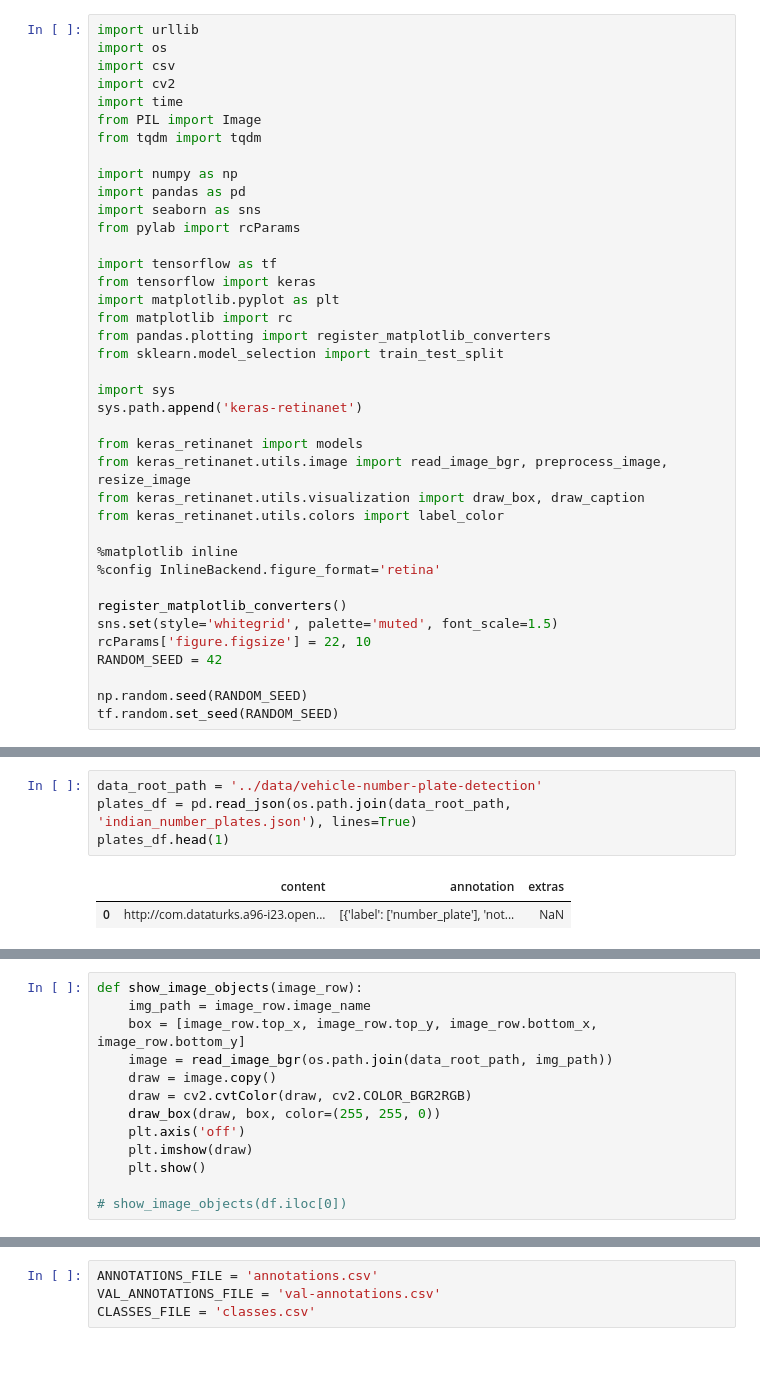
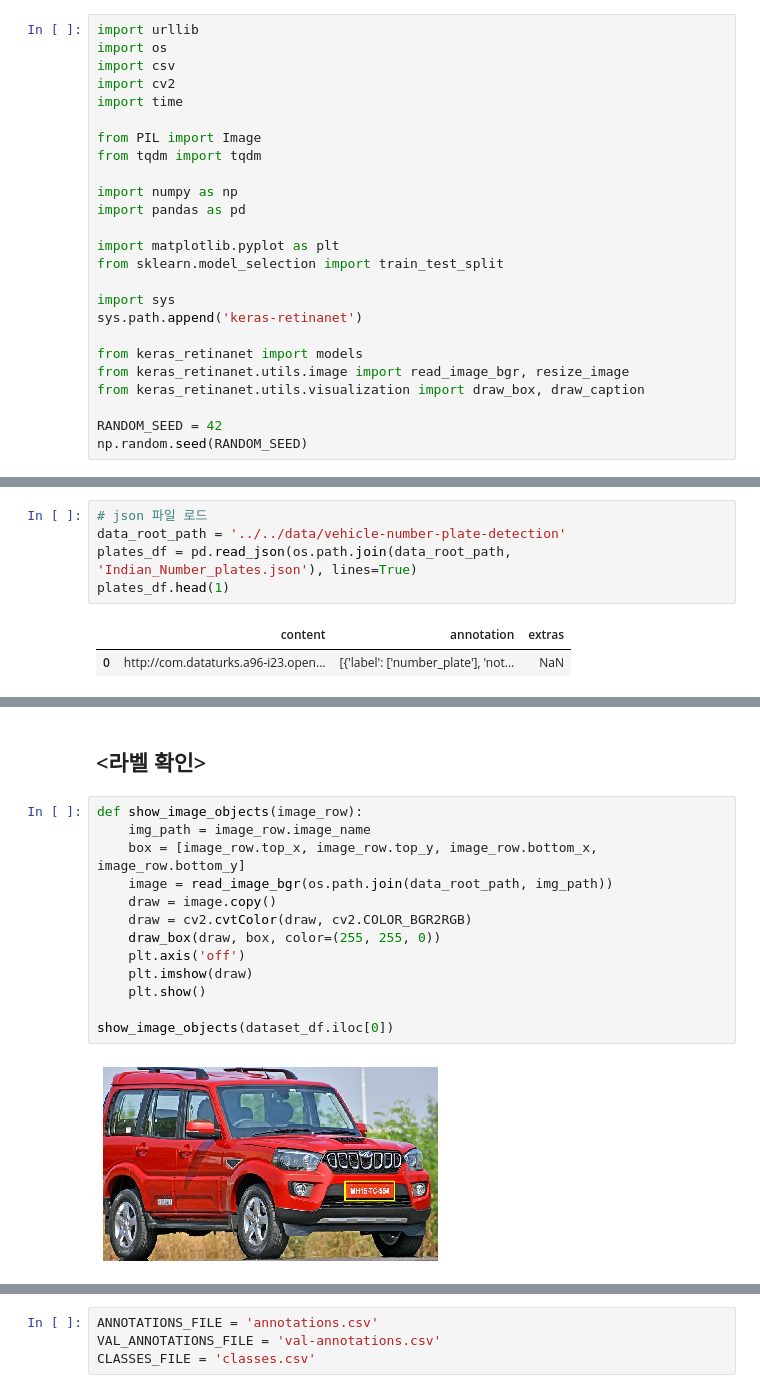
Before and after one commit to LeemDawoon/object_detection, a Jupyter notebook: 1_download_data.ipynb, the cells around one changed output, grey strips where cells are left out. Saved outputs shown, nothing was run; the diff lists cells and outputs as text; blank space fills up the shorter version.

```diff
--- a/1_download_data.ipynb
+++ b/1_download_data.ipynb
@@ -12,36 +6,22 @@ import os
 import csv
 import cv2
 import time
+
 from PIL import Image
 from tqdm import tqdm
 
 import numpy as np
 import pandas as pd
-import seaborn as sns
-from pylab import rcParams
 
-import tensorflow as tf
-from tensorflow import keras
 import matplotlib.pyplot as plt
-from matplotlib import rc
-from pandas.plotting import register_matplotlib_converters
 from sklearn.model_selection import train_test_split
 
 import sys
 sys.path.append('keras-retinanet')
 
 from keras_retinanet import models
-from keras_retinanet.utils.image import read_image_bgr, preprocess_image, resize_image
+from keras_retinanet.utils.image import read_image_bgr, resize_image
 from keras_retinanet.utils.visualization import draw_box, draw_caption
-from keras_retinanet.utils.colors import label_color
 
-%matplotlib inline
-%config InlineBackend.figure_format='retina'
-
-register_matplotlib_converters()
-sns.set(style='whitegrid', palette='muted', font_scale=1.5)
-rcParams['figure.figsize'] = 22, 10
 RANDOM_SEED = 42
-
 np.random.seed(RANDOM_SEED)
-tf.random.set_seed(RANDOM_SEED)
@@ -50,6 +28,7 @@ tf.random.set_seed(RANDOM_SEED)
 # %%
-data_root_path = '../data/vehicle-number-plate-detection'
-plates_df = pd.read_json(os.path.join(data_root_path, 'indian_number_plates.json'), lines=True)
+# json 파일 로드
+data_root_path = '../../data/vehicle-number-plate-detection'
+plates_df = pd.read_json(os.path.join(data_root_path, 'Indian_Number_plates.json'), lines=True)
 plates_df.head(1)
 # %% [output]
 |  | content | annotation | extras |
@@ -99,13 +80,17 @@ NameError: name 'dataset' is not defined
+# %% [markdown]
+## <라벨 확인>
 # %%
 def show_image_objects(image_row):
     img_path = image_row.image_name
     box = [image_row.top_x, image_row.top_y, image_row.bottom_x, image_row.bottom_y]
     image = read_image_bgr(os.path.join(data_root_path, img_path))
     draw = image.copy()
     draw = cv2.cvtColor(draw, cv2.COLOR_BGR2RGB)
     draw_box(draw, box, color=(255, 255, 0))
     plt.axis('off')
     plt.imshow(draw)
     plt.show()
 
-# show_image_objects(df.iloc[0])
+show_image_objects(dataset_df.iloc[0])
+# %% [output]
+[figure, added]
```
Also changed, not shown: parts of 16 cells of this notebook.
